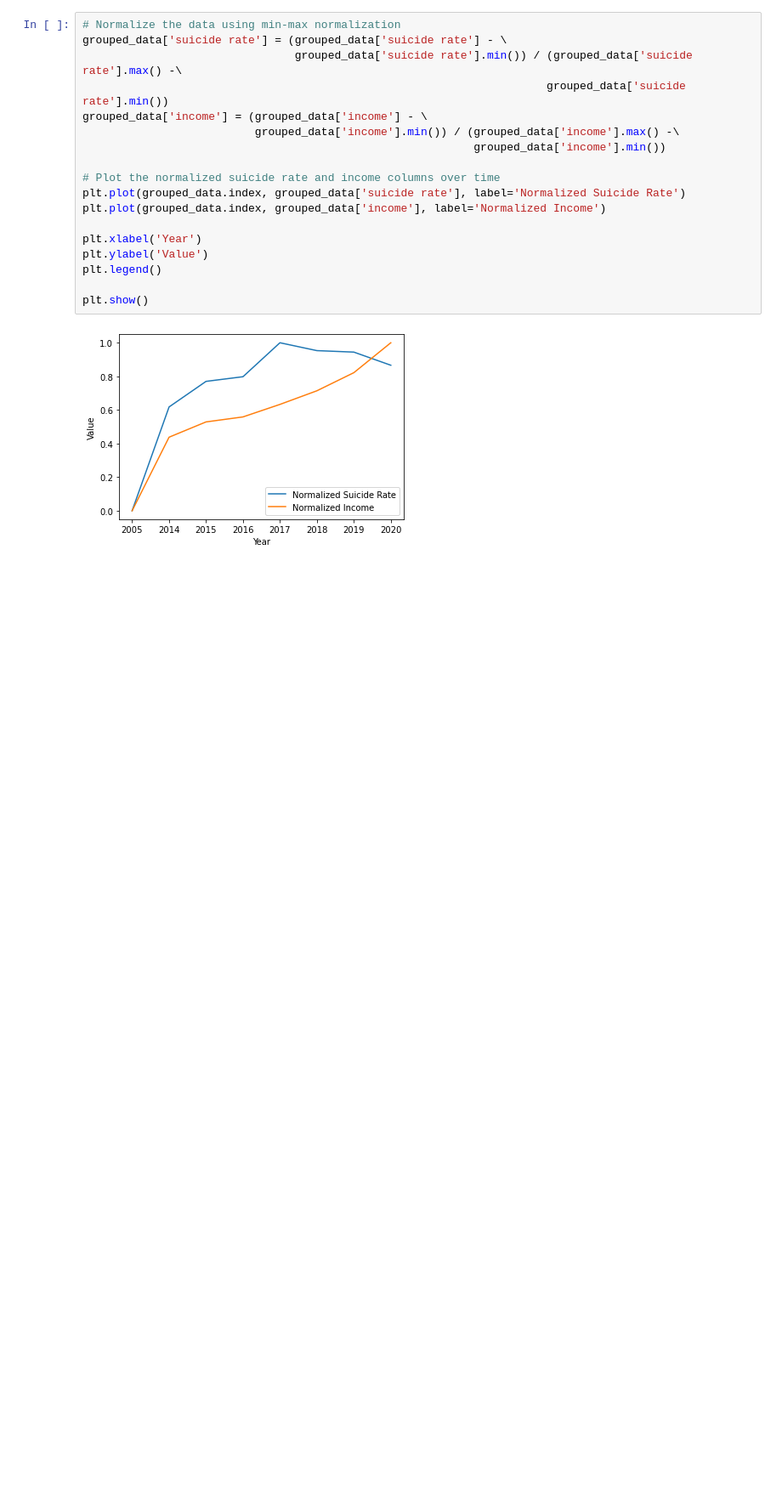
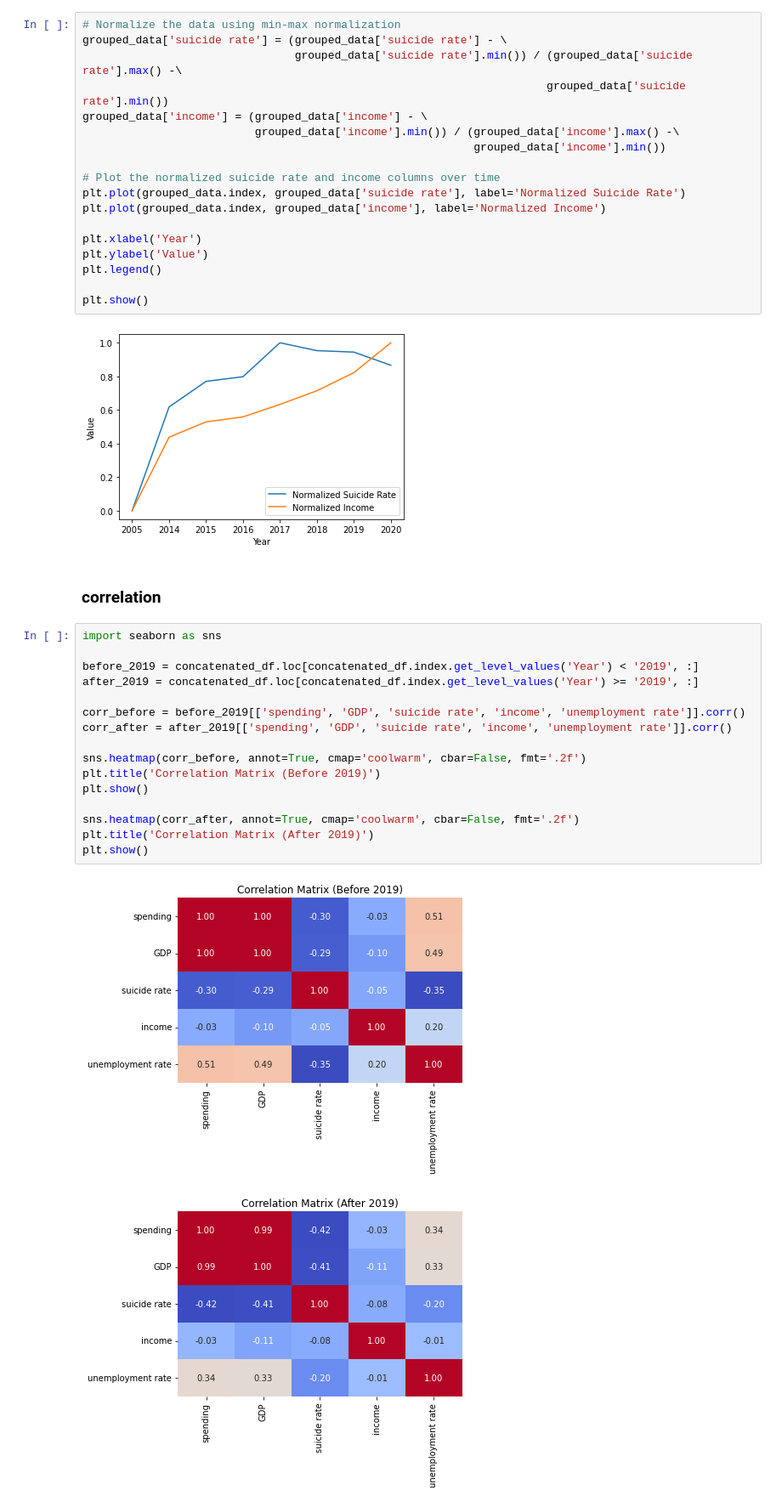
Before and after one commit to MajdAlali99/Data-Wrangling-Project, a Jupyter notebook: Gilbert/EconomicalFactors-SuicideRate-Analysis.ipynb, the cells around one changed output. Shown at 85% size. Drawn from its saved outputs; the diff is of its cells as text; blank space fills up the shorter version.

Commit message:
Corr matrix

```diff
--- a/Gilbert/EconomicalFactors-SuicideRate-Analysis.ipynb
+++ b/Gilbert/EconomicalFactors-SuicideRate-Analysis.ipynb
@@ -434,3 +434,24 @@ plt.legend()
 plt.show()
 # %% [output]
 [figure]
+# %% [markdown]
+### correlation
+# %%
+import seaborn as sns
+
+before_2019 = concatenated_df.loc[concatenated_df.index.get_level_values('Year') < '2019', :]
+after_2019 = concatenated_df.loc[concatenated_df.index.get_level_values('Year') >= '2019', :]
+
+corr_before = before_2019[['spending', 'GDP', 'suicide rate', 'income', 'unemployment rate']].corr()
+corr_after = after_2019[['spending', 'GDP', 'suicide rate', 'income', 'unemployment rate']].corr()
+
+sns.heatmap(corr_before, annot=True, cmap='coolwarm', cbar=False, fmt='.2f')
+plt.title('Correlation Matrix (Before 2019)')
+plt.show()
+
+sns.heatmap(corr_after, annot=True, cmap='coolwarm', cbar=False, fmt='.2f')
+plt.title('Correlation Matrix (After 2019)')
+plt.show()
+# %% [output]
+[figure, added]
+[figure, added]
```
Also changed, not shown: parts of 2 cells of this notebook.
